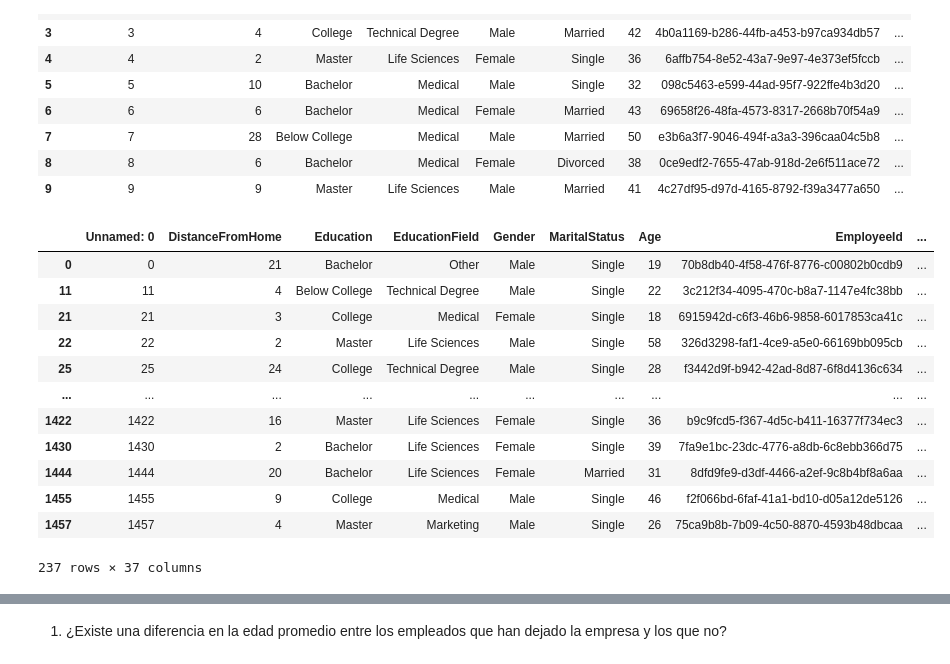
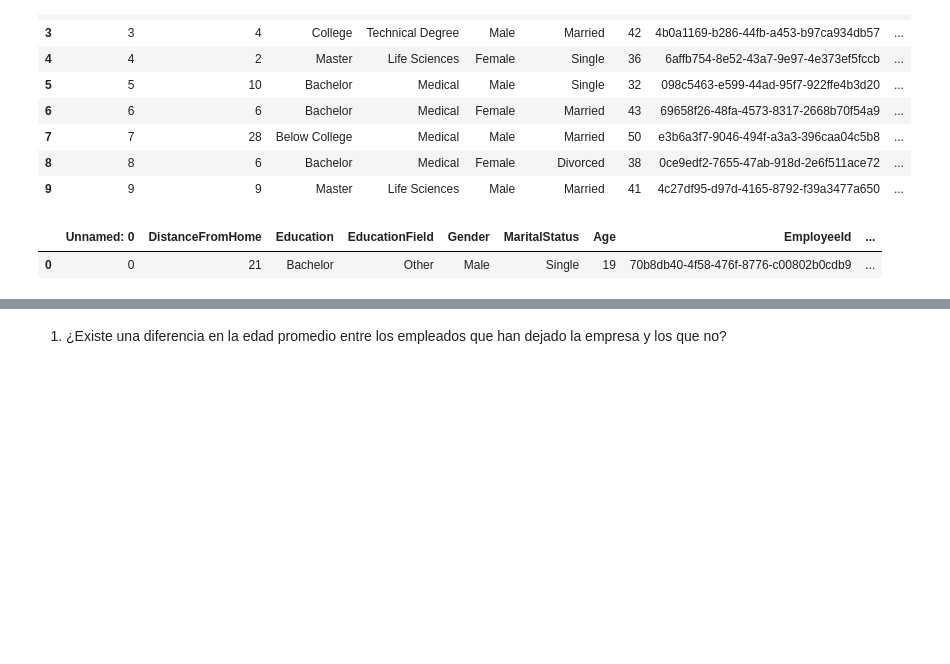
Before and after one commit to jgilsu11/Teoria, a Jupyter notebook: Modulo2/teoria/problema-enunciado.ipynb, the cells around one changed output, grey strips where cells are left out. Cells and saved outputs as stored; diff of their text form; code cells hidden in the pictures; blank space fills up the shorter version.

```diff
--- a/Modulo2/teoria/problema-enunciado.ipynb
+++ b/Modulo2/teoria/problema-enunciado.ipynb
@@ -42,23 +46,12 @@ df.head(10)
 # %%
 filtro1 = df["Attrition"] == "Yes"
 filtro2 = df["Attrition"] == "yes"
 
 df_desempleado = df[filtro1|filtro2]
-df_desempleado
+df_desempleado.head(1)
 # %% [output]
 |  | Unnamed: 0 | DistanceFromHome | Education | EducationField | Gender | MaritalStatus | Age | EmployeeId | ... |
 | 0 | 0 | 21 | Bachelor | Other | Male | Single | 19 | 70b8db40-4f58-476f-8776-c00802b0cdb9 | ... |
-| 11 | 11 | 4 | Below College | Technical Degree | Male | Single | 22 | 3c212f34-4095-470c-b8a7-1147e4fc38bb | ... |
-| 21 | 21 | 3 | College | Medical | Female | Single | 18 | 6915942d-c6f3-46b6-9858-6017853ca41c | ... |
-| 22 | 22 | 2 | Master | Life Sciences | Male | Single | 58 | 326d3298-faf1-4ce9-a5e0-66169bb095cb | ... |
-| 25 | 25 | 24 | College | Technical Degree | Male | Single | 28 | f3442d9f-b942-42ad-8d87-6f8d4136c634 | ... |
-| ... | ... | ... | ... | ... | ... | ... | ... | ... | ... |
-| 1422 | 1422 | 16 | Master | Life Sciences | Female | Single | 36 | b9c9fcd5-f367-4d5c-b411-16377f734ec3 | ... |
-| 1430 | 1430 | 2 | Bachelor | Life Sciences | Female | Single | 39 | 7fa9e1bc-23dc-4776-a8db-6c8ebb366d75 | ... |
-| 1444 | 1444 | 20 | Bachelor | Life Sciences | Female | Married | 31 | 8dfd9fe9-d3df-4466-a2ef-9c8b4bf8a6aa | ... |
-| 1455 | 1455 | 9 | College | Medical | Male | Single | 46 | f2f066bd-6faf-41a1-bd10-d05a12de5126 | ... |
-| 1457 | 1457 | 4 | Master | Marketing | Male | Single | 26 | 75ca9b8b-7b09-4c50-8870-4593b48dbcaa | ... |
-237 rows × 37 columns
 # %%
 filtro1 = df["Attrition"] == "No"
 filtro2 = df["Attrition"] == "no"
```
Also changed, not shown: parts of 19 cells of this notebook.
